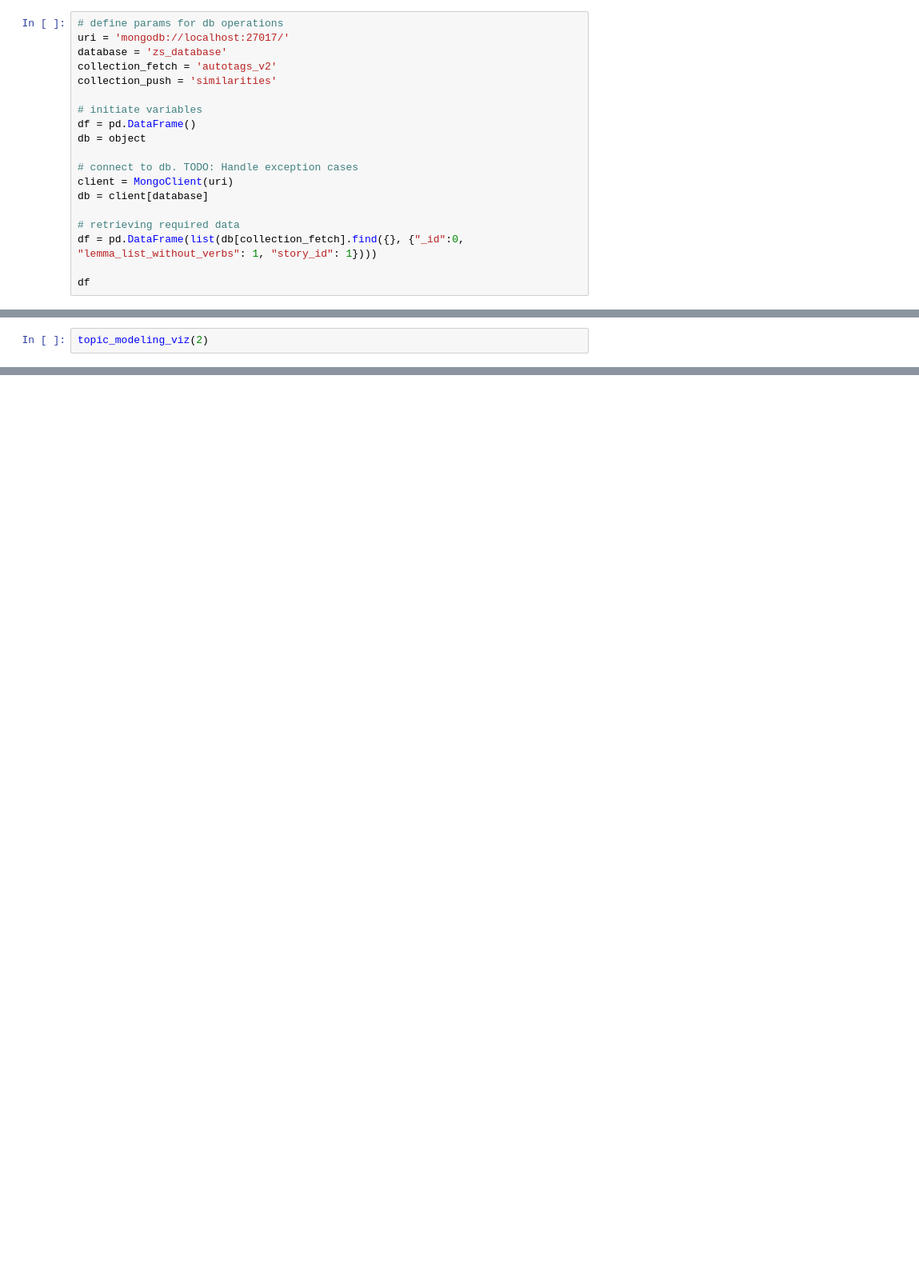
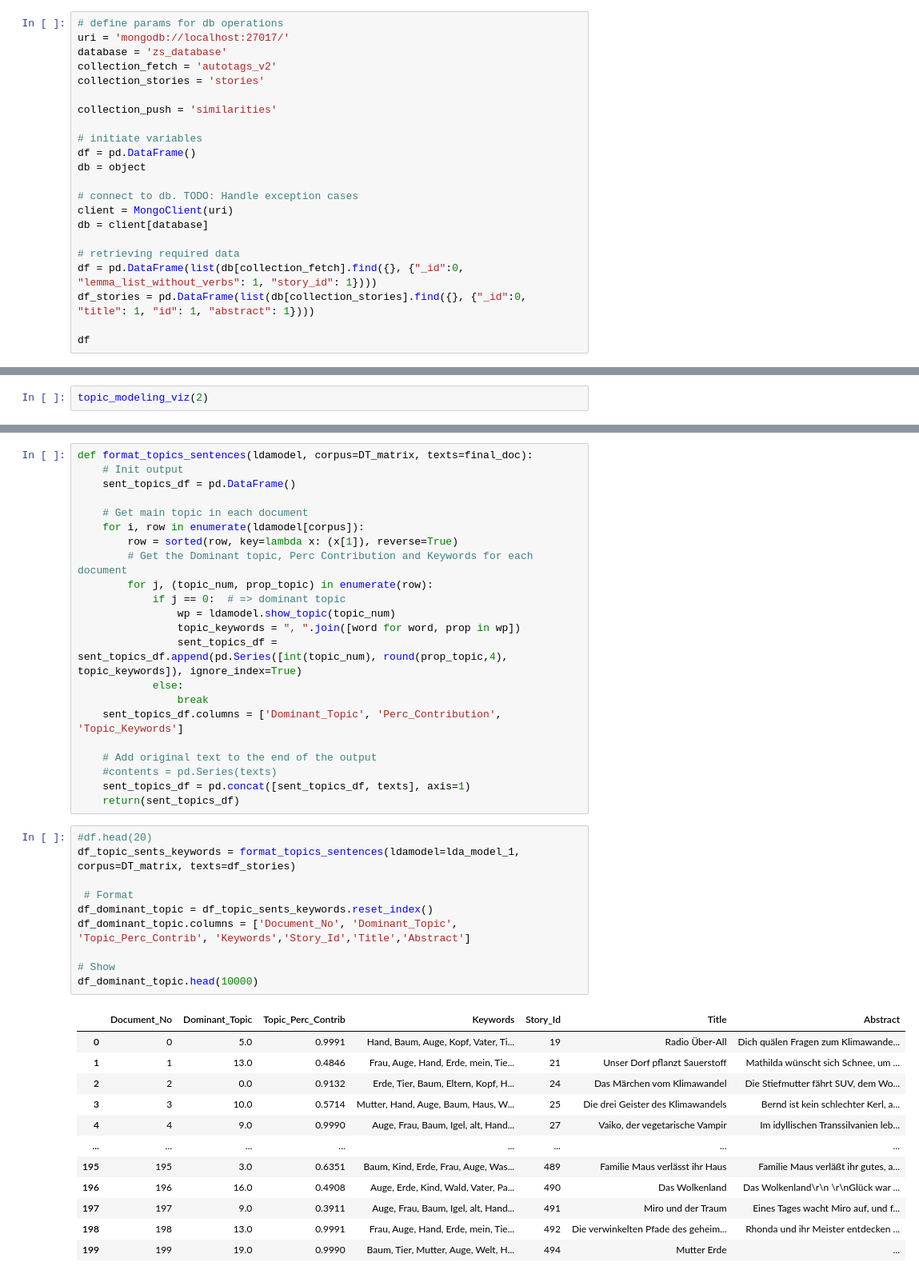
Before and after one commit to JSTech2020/group_a, a Jupyter notebook: model-training/examples/TopicModel-Final.ipynb, the cells around one changed output, grey strips where cells are left out. Shown at 80% size. Cells and saved outputs as stored; diff of their text form; blank space fills up the shorter version.

Commit message:
show stories for user

```diff
--- a/model-training/examples/TopicModel-Final.ipynb
+++ b/model-training/examples/TopicModel-Final.ipynb
@@ -25,6 +25,8 @@ import uuid
 uri = 'mongodb://localhost:27017/'
 database = 'zs_database'
 collection_fetch = 'autotags_v2'
+collection_stories = 'stories'
+
 collection_push = 'similarities'
 
 # initiate variables
@@ -37,6 +39,7 @@ db = client[database]
 
 # retrieving required data
 df = pd.DataFrame(list(db[collection_fetch].find({}, {"_id":0, "lemma_list_without_verbs": 1, "story_id": 1})))
+df_stories = pd.DataFrame(list(db[collection_stories].find({}, {"_id":0, "title": 1, "id": 1, "abstract": 1})))
 
 df
 # %% [output]
@@ -197,0 +202,45 @@ topics = topic_modeling_topic(2,1)
+# %%
+def format_topics_sentences(ldamodel, corpus=DT_matrix, texts=final_doc):
+    # Init output
+    sent_topics_df = pd.DataFrame()
+
+    # Get main topic in each document
+    for i, row in enumerate(ldamodel[corpus]):
+        row = sorted(row, key=lambda x: (x[1]), reverse=True)
+        # Get the Dominant topic, Perc Contribution and Keywords for each document
+        for j, (topic_num, prop_topic) in enumerate(row):
+            if j == 0:  # => dominant topic
+                wp = ldamodel.show_topic(topic_num)
+                topic_keywords = ", ".join([word for word, prop in wp])
+                sent_topics_df = sent_topics_df.append(pd.Series([int(topic_num), round(prop_topic,4), topic_keywords]), ignore_index=True)
+            else:
+                break
+    sent_topics_df.columns = ['Dominant_Topic', 'Perc_Contribution', 'Topic_Keywords']
+
+    # Add original text to the end of the output
+    #contents = pd.Series(texts)
+    sent_topics_df = pd.concat([sent_topics_df, texts], axis=1)
+    return(sent_topics_df)
+# %%
+#df.head(20)
+df_topic_sents_keywords = format_topics_sentences(ldamodel=lda_model_1, corpus=DT_matrix, texts=df_stories)
+
+ # Format
+df_dominant_topic = df_topic_sents_keywords.reset_index()
+df_dominant_topic.columns = ['Document_No', 'Dominant_Topic', 'Topic_Perc_Contrib', 'Keywords','Story_Id','Title','Abstract']
+
+# Show
+df_dominant_topic.head(10000)
+# %% [output]
+|  | Document_No | Dominant_Topic | Topic_Perc_Contrib | Keywords | Story_Id | Title | Abstract |
+| 0 | 0 | 5.0 | 0.9991 | Hand, Baum, Auge, Kopf, Vater, Ti... | 19 | Radio Über-All | Dich quälen Fragen zum Klimawande... |
+| 1 | 1 | 13.0 | 0.4846 | Frau, Auge, Hand, Erde, mein, Tie... | 21 | Unser Dorf pflanzt Sauerstoff | Mathilda wünscht sich Schnee, um ... |
+| 2 | 2 | 0.0 | 0.9132 | Erde, Tier, Baum, Eltern, Kopf, H... | 24 | Das Märchen vom Klimawandel | Die Stiefmutter fährt SUV, dem Wo... |
+| 3 | 3 | 10.0 | 0.5714 | Mutter, Hand, Auge, Baum, Haus, W... | 25 | Die drei Geister des Klimawandels | Bernd ist kein schlechter Kerl, a... |
+| 4 | 4 | 9.0 | 0.9990 | Auge, Frau, Baum, Igel, alt, Hand... | 27 | Vaiko, der vegetarische Vampir | Im idyllischen Transsilvanien leb... |
+| ... | ... | ... | ... | ... | ... | ... | ... |
+| 195 | 195 | 3.0 | 0.6351 | Baum, Kind, Erde, Frau, Auge, Was... | 489 | Familie Maus verlässt ihr Haus | Familie Maus verläßt ihr gutes, a... |
+| 196 | 196 | 16.0 | 0.4908 | Auge, Erde, Kind, Wald, Vater, Pa... | 490 | Das Wolkenland | Das Wolkenland\r\n \r\nGlück war ... |
+| 197 | 197 | 9.0 | 0.3911 | Auge, Frau, Baum, Igel, alt, Hand... | 491 | Miro und der Traum | Eines Tages wacht Miro auf, und f... |
+| 198 | 198 | 13.0 | 0.9991 | Frau, Auge, Hand, Erde, mein, Tie... | 492 | Die verwinkelten Pfade des geheim... | Rhonda und ihr Meister entdecken ... |
+| 199 | 199 | 19.0 | 0.9990 | Baum, Tier, Mutter, Auge, Welt, H... | 494 | Mutter Erde | ... |
```
Also changed, not shown: parts of 7 cells of this notebook, 6 other files.
